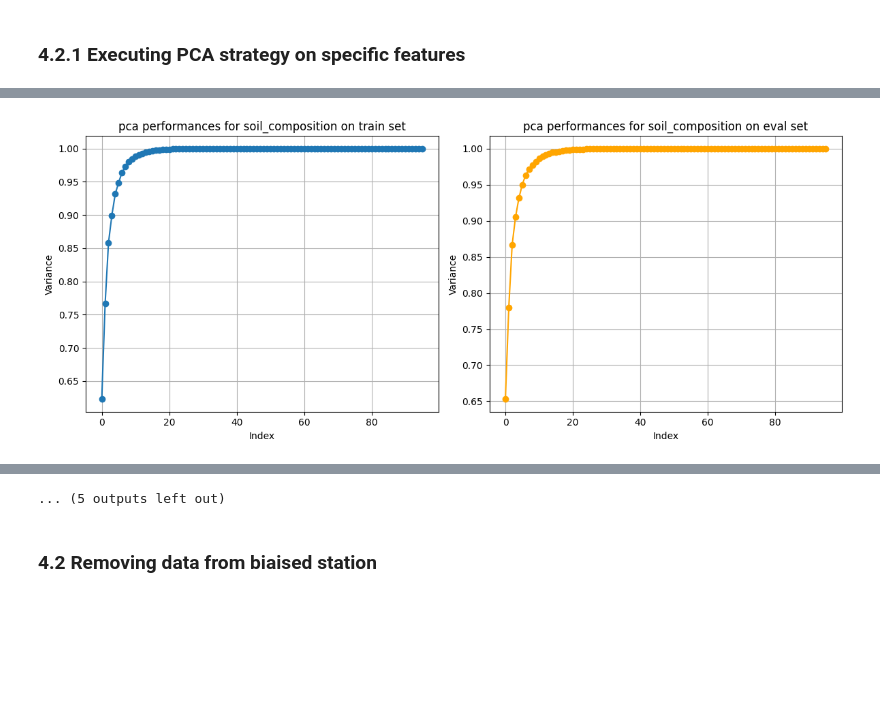
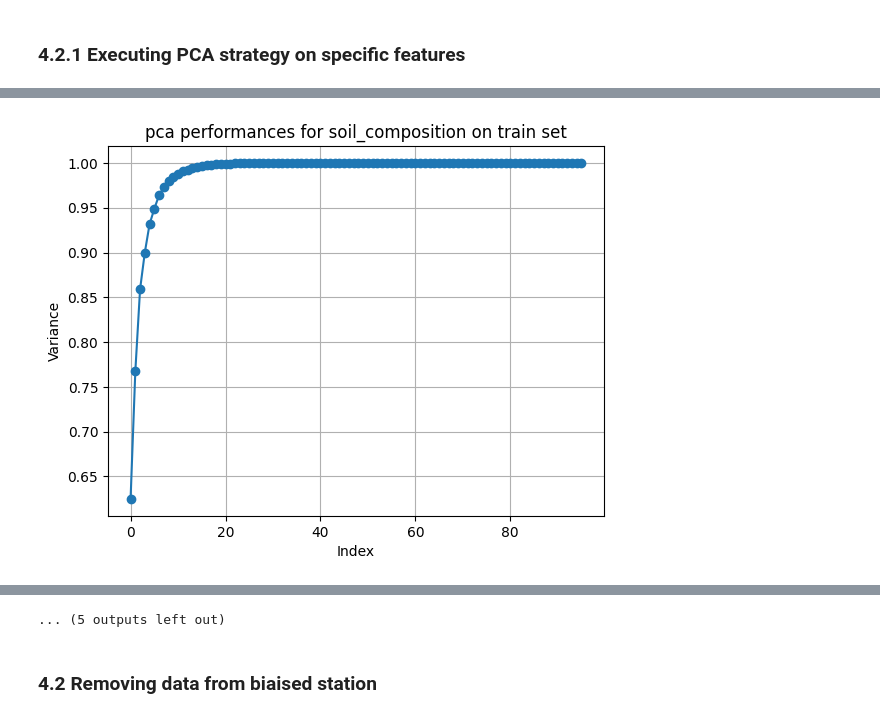
Before and after one commit to lucas066001/WaterScarcity.Hackathon, a Jupyter notebook: src/notebooks/00 Preprocessing/02.3 - Merged Feature Engineering.ipynb, the cells around one changed output, grey strips where cells are left out. Cells and saved outputs as stored; diff of their text form; code cells hidden in the pictures; blank space fills up the shorter version.

Commit message:
feat: Including mini-challenge pre-processsing into feature engineering

```diff
--- a/src/notebooks/00 Preprocessing/02.3 - Merged Feature Engineering.ipynb
+++ b/src/notebooks/00 Preprocessing/02.3 - Merged Feature Engineering.ipynb
@@ -205,6 +214,7 @@ if "scl_feat_wl" in DATASET_TRANSFORMS:
 
     dataset_baseline["train"]["origin"] = "train"
     dataset_baseline["eval"]["origin"] = "eval"
+    dataset_baseline["eval_challenge"]["origin"] = "eval_challenge"
 
     columns_to_not_scale = ["station_code", "water_flow_lag_1w", "water_flow_lag_2w"]
     columns_to_not_scale_train = columns_to_not_scale + ["water_flow_week1", "water_flow_week2", "water_flow_week3", "water_flow_week4"]
@@ -213,13 +223,14 @@ if "scl_feat_wl" in DATASET_TRANSFORMS:
     if USE_CUSTOM_PREPROCESS:
         dataset_baseline["train"][SELECTED_MOBILE_AVERAGE].fillna(0)
         dataset_baseline["eval"][SELECTED_MOBILE_AVERAGE].fillna(0)
+        dataset_baseline["eval_challenge"][SELECTED_MOBILE_AVERAGE].fillna(0)
         columns_to_not_scale_train += SELECTED_MOBILE_AVERAGE
         columns_to_not_scale_eval += SELECTED_MOBILE_AVERAGE
 
-    print(dataset_baseline["eval"][columns_to_not_scale_eval])
     scaling_set = pd.concat([
         dataset_baseline["train"].drop(columns=columns_to_not_scale_train),
-        dataset_baseline["eval"].drop(columns=columns_to_not_scale_eval)
+        dataset_baseline["eval"].drop(columns=columns_to_not_scale_eval),
+        dataset_baseline["eval_challenge"].drop(columns=columns_to_not_scale_eval),
     ], ignore_index=False)
 
     columns_to_scale = list(scaling_set.columns)
@@ -228,7 +239,9 @@ if "scl_feat_wl" in DATASET_TRANSFORMS:
     scaling_set[columns_to_scale] = scaler.fit_transform(scaling_set[columns_to_scale])
 
     dataset_baseline["eval"][columns_to_scale] = scaling_set[scaling_set["origin"] == "eval"][columns_to_scale]
+    dataset_baseline["eval_challenge"][columns_to_scale] = scaling_set[scaling_set["origin"] == "eval_challenge"][columns_to_scale]
     dataset_baseline["train"][columns_to_scale] = scaling_set[scaling_set["origin"] == "train"][columns_to_scale]
 
     dataset_baseline["eval"].drop(columns=["origin"], inplace=True)
+    dataset_baseline["eval_challenge"].drop(columns=["origin"], inplace=True)
     dataset_baseline["train"].drop(columns=["origin"], inplace=True)
@@ -295,7 +285,19 @@ if "snow_index" in DATASET_TRANSFORMS:
     transformer = SnowIndexComputeTransformer()
     dataset_baseline["train"] = transformer.fit_transform(dataset_baseline["train"])
     dataset_baseline["eval"] = transformer.fit_transform(dataset_baseline["eval"])
+    dataset_baseline["eval_challenge"] = transformer.fit_transform(dataset_baseline["eval_challenge"])
 # %% [markdown]
 ### **4.2 Data aggregation on temporal data through scope**
 # %% [markdown]
 ### 4.2.1 Executing PCA strategy on specific features
+# %%
+def plot_cumulative_variance_single(
+    cumulative_sums,
+    title="Cumulative sum of explained variance train set",
+):
+    plt.plot(cumulative_sums, marker="o")
+    plt.title(title)
+    plt.xlabel("Index")
+    plt.ylabel("Variance")
+    plt.grid(True)
+    plt.show()
@@ -371,6 +390,7 @@ if "pca" in DATASET_TRANSFORMS:
 
     print(f"Original train dataset shape {dataset_baseline['train'].shape}")
     print(f"Original eval dataset shape {dataset_baseline['eval'].shape}")
+    print(f"Original eval dataset shape {dataset_baseline['eval_challenge'].shape}")
     print("**** Processing")
     print("")
 
@@ -381,58 +401,68 @@ if "pca" in DATASET_TRANSFORMS:
 
         # This enable having the same pcs numbers on eval and train set
         nbPcsToKeep = -1
-        cumulative_sums = {}
+        cumulative_sums = 0
         generated_columns = []
 
-        for set, dir in datasets.items():
-            print(f"Processing {set} dataset ...")
+        # -----------------------------------------
+        dataset_baseline["train"]["origin"] = "train"
+        dataset_baseline["eval"]["origin"] = "eval"
+        dataset_baseline["eval_challenge"]["origin"] = "eval_challenge"
 
-            original_index = dataset_baseline[set][key_list].index
+        pca_set = pd.concat([
+            dataset_baseline["train"],
+            dataset_baseline["eval"],
+            dataset_baseline["eval_challenge"],
+        ], ignore_index=False)
 
-            pca = PCA(n_components=len(key_list))
-            pca_data = pca.fit_transform(dataset_baseline[set][key_list])
+        original_index = pca_set.index
 
-            # Plot the cumulative variance of the PCA
-            cumulative_sums[set] = cumulative_sum(pca.explained_variance_ratio_)
+        print(pca_set.shape)
 
-            if nbPcsToKeep == -1:
-                nbPcsToKeep = find_index_exceeding_threshold(cumulative_sums[set], PCA_THRESHOLD)
+        pca = PCA(n_components=len(key_list))
+        pca_data = pca.fit_transform(pca_set[key_list])
 
-            pca_df = pd.DataFrame(pca_data, index=original_index)
+        cumulative_sums = cumulative_sum(pca.explained_variance_ratio_)
 
-            pca_df.columns = [f"{list_name}_pca_{i+1}" for i in range(pca_df.shape[1])]
-            pca_df = pca_df.iloc[:, : nbPcsToKeep + 1]
+        if nbPcsToKeep == -1:
+            nbPcsToKeep = find_index_exceeding_threshold(cumulative_sums, PCA_THRESHOLD)
 
-            # Plotting correlation between pcs and value
-            # if set == "train":
-            #     print(y_train[i].shape)
+        print(pca_data.shape)
+        pca_df = pd.DataFrame(pca_data, index=original_index)
+        print(pca_df.shape)
 
-            #     for i in range(0, 4):
-            #         if nbPcsToKeep >= 2:
-            #             plotValuesAlong2PCa(pca_df[f"{list_name}_pca_1"], pca_df[f"{list_name}_pca_2"], y_train[i], f"{list_name} 2 pcs on week {i}")
+        pca_df.columns = [f"{list_name}_pca_{i+1}" for i in range(pca_df.shape[1])]
+        pca_df = pca_df.iloc[:, : nbPcsToKeep + 1]
 
-            # Applying differents scaler to see wich has the best impact
+        pca_df = pd.concat([pca_df, pca_set], axis=1)
 
-            generated_columns = pca_df.keys()
+        generated_columns = pca_df.keys()
 
-            dataset_baseline[set] = pd.concat([dataset_baseline[set], pca_df], axis=1)
-            dataset_baseline[set] = dataset_baseline[set].drop(columns=key_list)
+        print(pca_df.shape)
 
-        # print(f"Kept pcs : {generated_columns}")
+        dataset_baseline["eval"] = pca_df[pca_df["origin"] == "eval"].copy()
+        dataset_baseline["eval_challenge"] = pca_df[pca_df["origin"] == "eval_challenge"].copy()
+        dataset_baseline["train"] = pca_df[pca_df["origin"] == "train"].copy()
+
+
+        dataset_baseline["eval"].drop(columns=key_list+["origin"], inplace=True)
+        dataset_baseline["eval_challenge"].drop(columns=key_list+["origin"], inplace=True)
+        dataset_baseline["train"].drop(columns=key_list+["origin"], inplace=True)
+
         print(
             f"Only {nbPcsToKeep + 1} pcs kept, compared to initial {len(key_list)} values"
         )
-        plot_cumulative_variance(
-            cumulative_sums["train"],
-            cumulative_sums["eval"],
+
+        plot_cumulative_variance_single(
+            cumulative_sums,
             f"pca performances for {list_name} on train set",
-            f"pca performances for {list_name} on eval set",
         )
 
     print("**** END Processing")
 
     print(f"Final train dataset shape {dataset_baseline['train'].shape}")
     print(f"Final eval dataset shape {dataset_baseline['eval'].shape}")
+    print(f"Final eval_challenge dataset shape {dataset_baseline['eval_challenge'].shape}")
 
     print(
         f"{dataset_baseline['train'].shape[1] / initial_features_train * 100:.2f}% of initial features"
@@ -452,3 +485,3 @@ Processing eval dataset ...
 Only 9 pcs kept, compared to initial 96 values
-[figure, old version]
+[figure, new version]
 Processing pca dimension reduction on evaporation, 5 features
```
Also changed, not shown: parts of 15 cells of this notebook.
